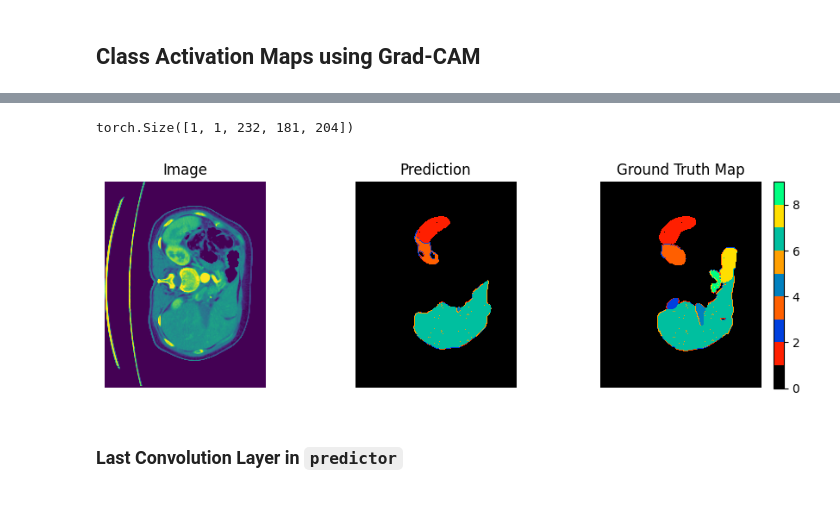
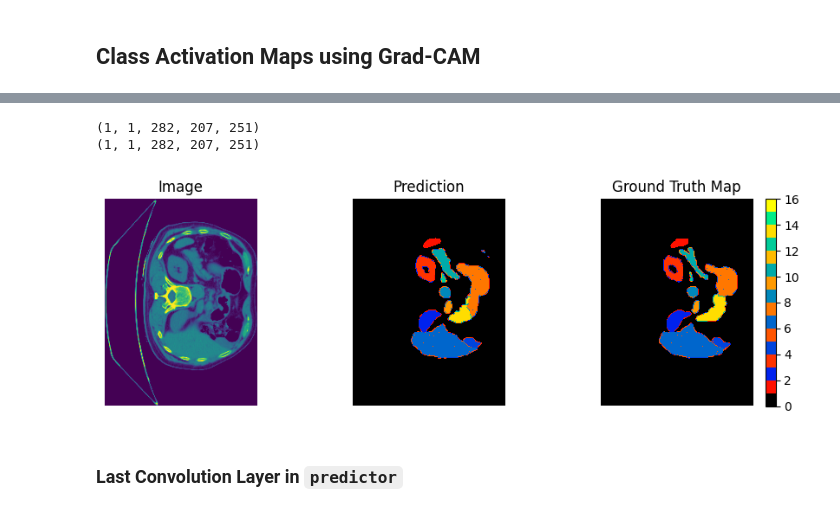
Before and after one commit to kevinkevin556/deeplake, a Jupyter notebook: notebooks/grad_cam_visualization_ct.ipynb, the cells around one changed output, grey strips where cells are left out. Saved outputs shown, nothing was run; the diff lists cells and outputs as text; code cells hidden in the pictures.

```diff
--- a/notebooks/grad_cam_visualization_ct.ipynb
+++ b/notebooks/grad_cam_visualization_ct.ipynb
@@ -123,7 +132,9 @@ classes = {
     "8": "pancreas",
 }
 
-def plot_slice(indices):
+def plot_slice(batch, indices):
+    image, label = batch["image"], batch["label"]
+
     winter = plt.get_cmap('winter', data_info["num_classes"])
     winter = winter(range(data_info["num_classes"]))
     autumn = plt.get_cmap('autumn', data_info["num_classes"])
@@ -179,17 +190,17 @@ def plot_slice(indices):
 # %%
 class Args:
     # Data
-    dataset = "simple_amos"
-    modality = "ct+mr:balance"
+    dataset = "amos"
+    modality = "ct"
     partially_labelled = True
     holdout_ratio = 0.1
     mode = "train"
 
     # Module
-    module = "dann"
-    pretrained = "checkpoints/20231127-094825"
+    module = "segmentation"
+    pretrained = "debug/20231228-003215"
     batch_size = 1
-    loss = "tal"
+    loss = "dice2"
     lr = 0.001
     optim = "AdamW"
     max_iter = 10000
@@ -213,10 +224,10 @@ args = Args()
 
 ## Parameters
 # Data
-root = config["path"]["root"]
+dataset = args.dataset
+root = config[dataset]["root"]
 output = config["path"]["output"]
 debug = config["path"]["debug"]
-dataset = args.dataset
 modality = args.modality  # {"ct", "mr", "ct+mr"}
 partially_labelled = args.partially_labelled  # {True, False}
 holdout_ratio = args.holdout_ratio
@@ -296,11 +306,13 @@ module = mod_init.init_module(
     modality=modality,
     partially_labelled=partially_labelled,
     device=device,
+    roi_size=(96, 96, 96),
+    sw_batch_size=2
 )
 if pretrained:
     print("** Pretrained checkpoint =", pretrained)
     module.load(pretrained)
 module = module.to(device)
 module = module.eval()
-iterator = iter(test_dataloader[0])
+iterator = iter(test_dataloader)
 # %% [output]
@@ -313,8 +349,11 @@ image, label = batch["image"], batch["label"]
 # %%
-image.shape
+print(image.shape)
+print(label.shape)
 # %% [output]
-torch.Size([1, 1, 232, 181, 204])
+(1, 1, 282, 207, 251)
+(1, 1, 282, 207, 251)
 # %%
-plot_slice(150)
+index = 200
+plot_slice(batch, index)
 # %% [output]
-[figure, old version]
+[figure, new version]
```
Also changed, not shown: parts of 13 cells of this notebook, 34 other files.
